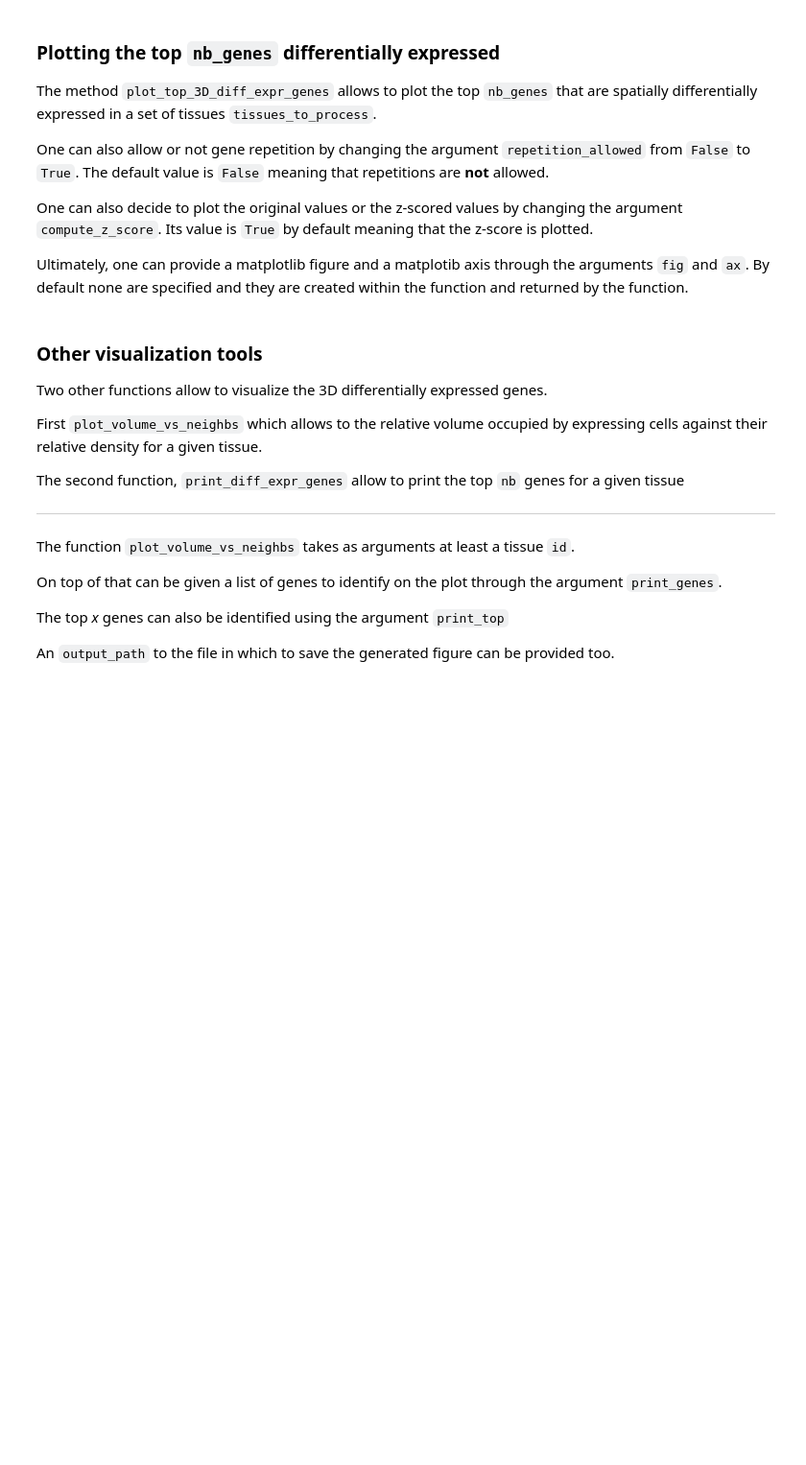
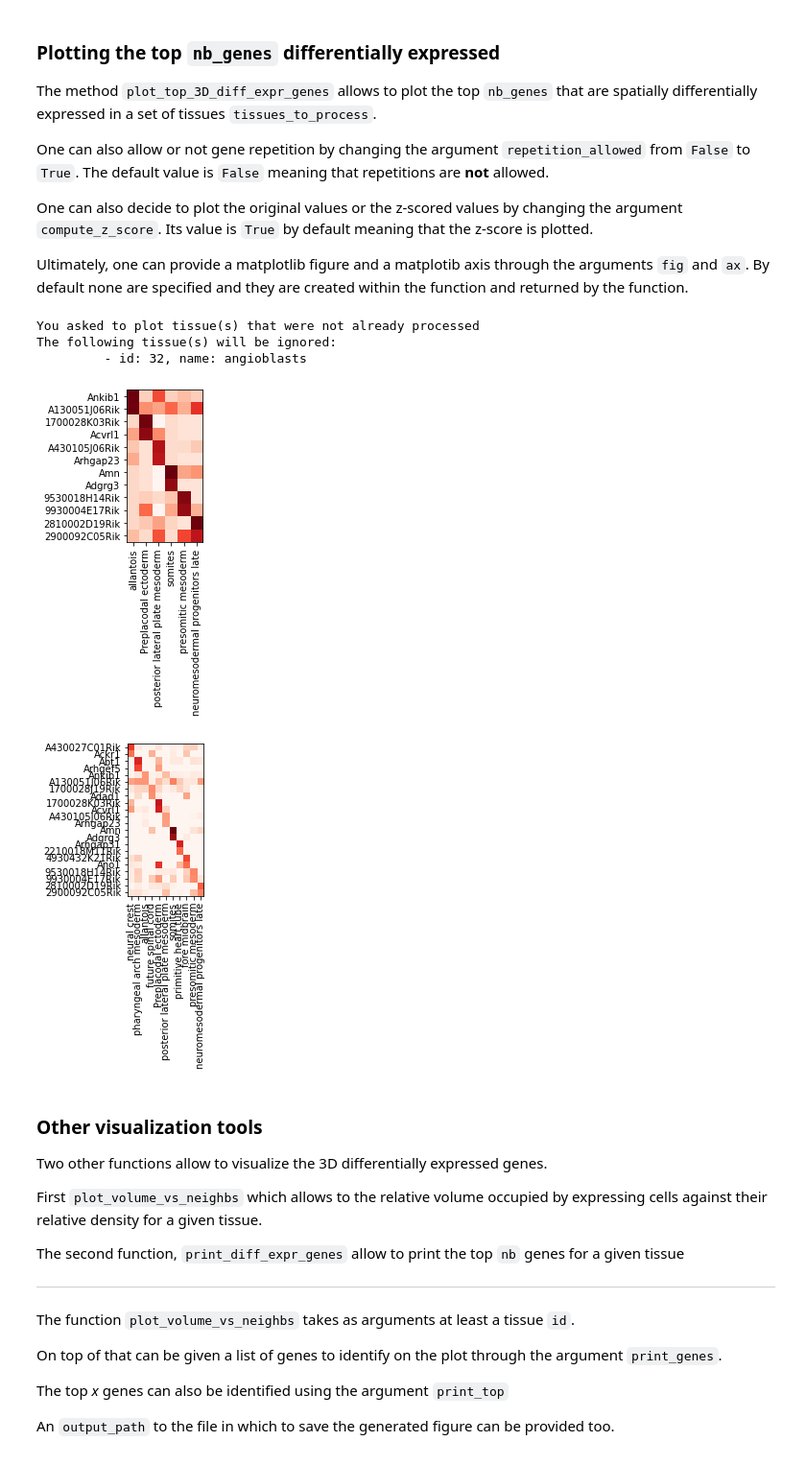
Before and after one commit to GuignardLab/sc3D, a Jupyter notebook: Spatial-differential-expression.ipynb, the cells around one changed output. Shown at 96% size. Drawn from its saved outputs; the diff is of its cells as text; code cells hidden in the pictures; blank space fills up the shorter version.

Commit message:
images nb

```diff
--- a/Spatial-differential-expression.ipynb
+++ b/Spatial-differential-expression.ipynb
@@ -90,13 +94,19 @@ Ultimately, one can provide a matplotlib figure and a matplotib axis through the
 # %%
 # Note that not all the tissues have to be plotted. Also, if a tissue asked
 # has not already been computed, the function informs the user about it.
 embryo.plot_top_3D_diff_expr_genes(tissues_to_process[:4]+[30, 31, 32], nb_genes=2);
 
 # All the tissues plotted, 4 genes per tissues, repetition allowed,
 # and the original values are plotted (not z-scored)
 fig, ax = embryo.plot_top_3D_diff_expr_genes(tissues_to_process, nb_genes=2,
                                              repetition_allowed=False, compute_z_score=False,
-                                             output_path='3D_diff_expr.pdf');
+                                             output_path='out/3D_diff_expr.pdf');
+# %% [output]
+You asked to plot tissue(s) that were not already processed
+The following tissue(s) will be ignored:
+         - id: 32, name: angioblasts
+[figure, added]
+[figure, added]
 # %% [markdown]
 ### Other visualization tools
 Two other functions allow to visualize the 3D differentially expressed genes.
```
Also changed, not shown: parts of 2 cells of this notebook, 1 other file.
